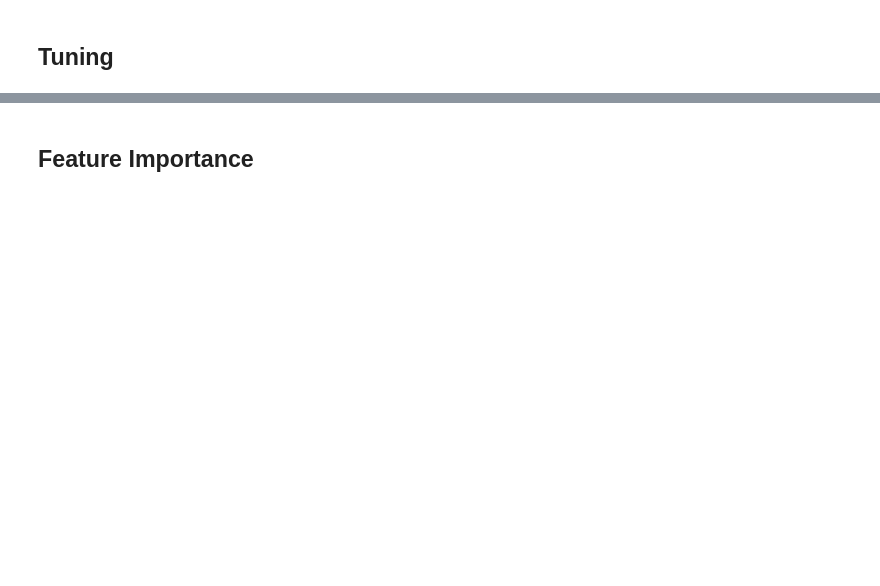
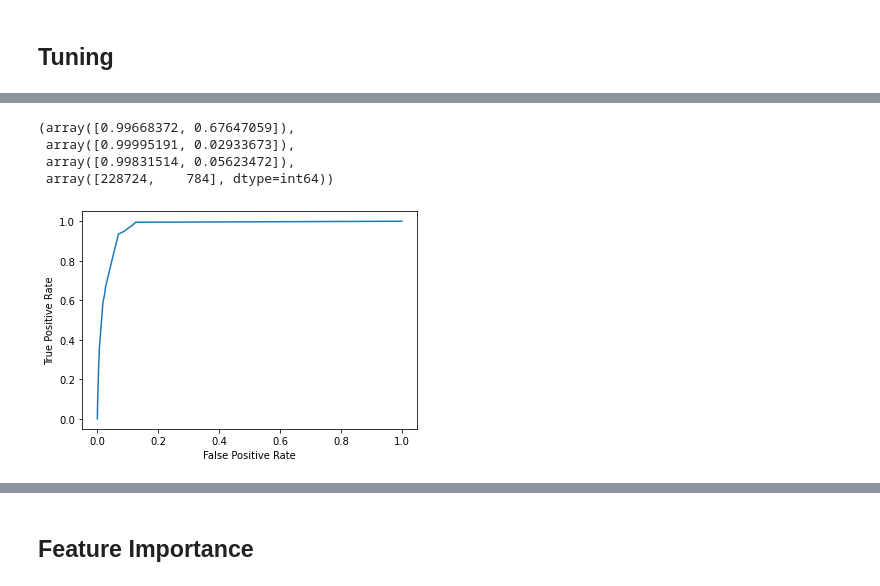
Before and after one commit to KaiElwood/machine-learning-final, a Jupyter notebook: code/03_analysis_bbl.ipynb, the cells around one changed output, grey strips where cells are left out. Drawn from its saved outputs; the diff is of its cells as text; code cells hidden in the pictures; blank space fills up the shorter version.

```diff
--- a/code/03_analysis_bbl.ipynb
+++ b/code/03_analysis_bbl.ipynb
@@ -170,0 +185,21 @@ print(roc_auc_score(np.array(y_test),rs.predict_proba(X_test)[:,1]))
+# %%
+dt=DecisionTreeClassifier(max_depth = rs.best_params_['max_depth'], random_state= 99)
+dt.fit(X_train,y_train)
+# predict_proba predicts the probability of each class rather than just the most likely class
+pred=dt.predict_proba(X_test)[:,1] # predicted probability of y = 1
+roc_auc_score(np.array(y_test),pred)
+## look at precision and recall rates
+precision_recall_fscore_support(y_test, pred > 0.5)
+# %% [output]
+(array([0.99668372, 0.67647059]),
+ array([0.99995191, 0.02933673]),
+ array([0.99831514, 0.05623472]),
+ array([228724,    784], dtype=int64))
+# %%
+from sklearn.metrics import roc_curve
+from sklearn.metrics import RocCurveDisplay
+
+fpr, tpr, _ = roc_curve(y_test, pred, pos_label=1)
+roc_display = RocCurveDisplay(fpr=fpr, tpr=tpr).plot()
+# %% [output]
+[figure, added]
```
Also changed, not shown: parts of 48 cells of this notebook, 4 other files.
